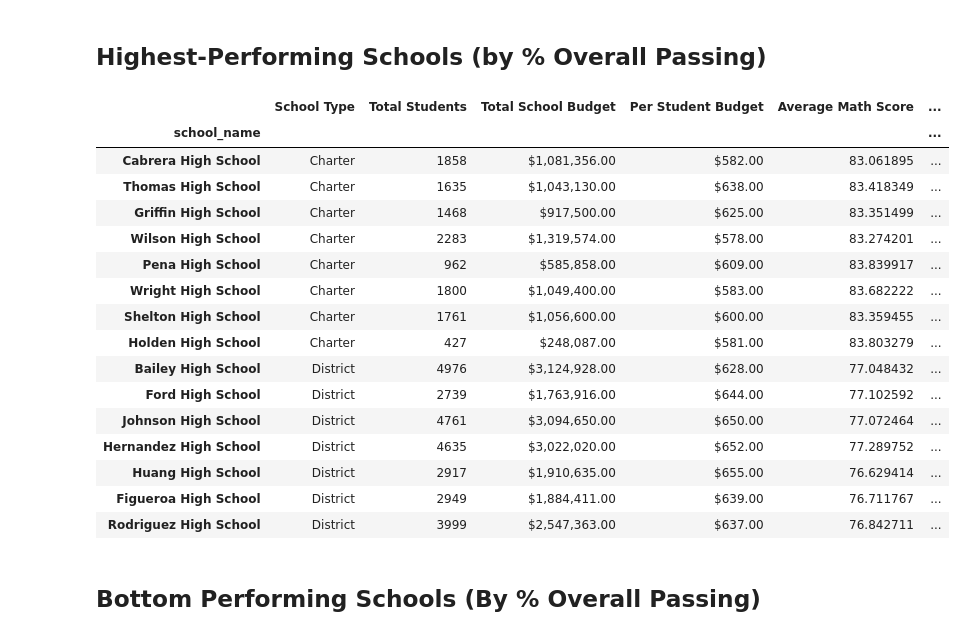
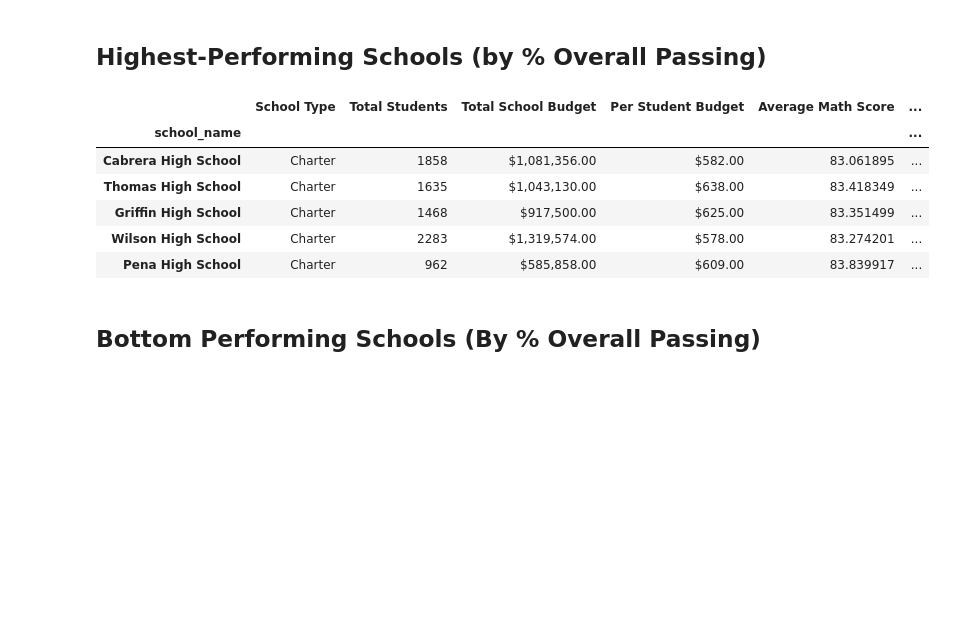
Before and after one commit to dbkisch/pandas-challenge, a Jupyter notebook: PyCitySchools/PyCitySchools.ipynb, the cells around one changed output. Saved outputs shown, nothing was run; the diff lists cells and outputs as text; code cells hidden in the pictures; blank space fills up the shorter version.

```diff
--- a/PyCitySchools/PyCitySchools.ipynb
+++ b/PyCitySchools/PyCitySchools.ipynb
@@ -435,25 +491,17 @@ per_school_summary
 # %%
 # Sort the schools by `% Overall Passing` in descending order and display the top 5 rows.
 top_schools = per_school_summary.sort_values("% Overall Passing", ascending=False)
-top_schools
+
+# Display summary information for the five top performing schools in the district
+top_schools.head(5)
 # %% [output]
 |  | School Type | Total Students | Total School Budget | Per Student Budget | Average Math Score | ... |
 | school_name |  |  |  |  |  | ... |
 | Cabrera High School | Charter | 1858 | $1,081,356.00 | $582.00 | 83.061895 | ... |
 | Thomas High School | Charter | 1635 | $1,043,130.00 | $638.00 | 83.418349 | ... |
 | Griffin High School | Charter | 1468 | $917,500.00 | $625.00 | 83.351499 | ... |
 | Wilson High School | Charter | 2283 | $1,319,574.00 | $578.00 | 83.274201 | ... |
 | Pena High School | Charter | 962 | $585,858.00 | $609.00 | 83.839917 | ... |
-| Wright High School | Charter | 1800 | $1,049,400.00 | $583.00 | 83.682222 | ... |
-| Shelton High School | Charter | 1761 | $1,056,600.00 | $600.00 | 83.359455 | ... |
-| Holden High School | Charter | 427 | $248,087.00 | $581.00 | 83.803279 | ... |
-| Bailey High School | District | 4976 | $3,124,928.00 | $628.00 | 77.048432 | ... |
-| Ford High School | District | 2739 | $1,763,916.00 | $644.00 | 77.102592 | ... |
-| Johnson High School | District | 4761 | $3,094,650.00 | $650.00 | 77.072464 | ... |
-| Hernandez High School | District | 4635 | $3,022,020.00 | $652.00 | 77.289752 | ... |
-| Huang High School | District | 2917 | $1,910,635.00 | $655.00 | 76.629414 | ... |
-| Figueroa High School | District | 2949 | $1,884,411.00 | $639.00 | 76.711767 | ... |
-| Rodriguez High School | District | 3999 | $2,547,363.00 | $637.00 | 76.842711 | ... |
 # %% [markdown]
 ## Bottom Performing Schools (By % Overall Passing)
 # %%
```
Also changed, not shown: parts of 32 cells of this notebook, 1 other file.
